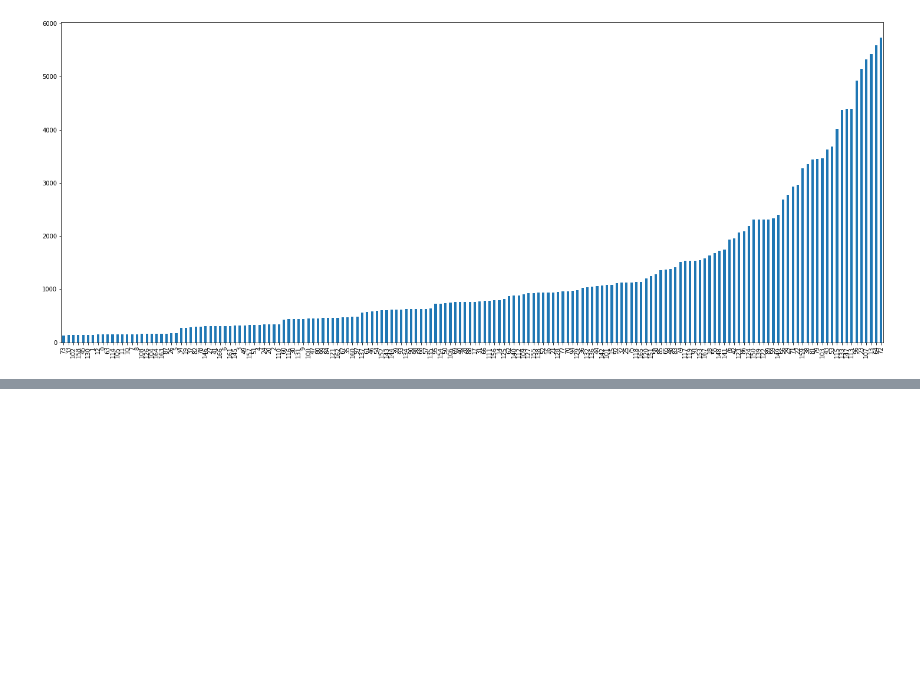
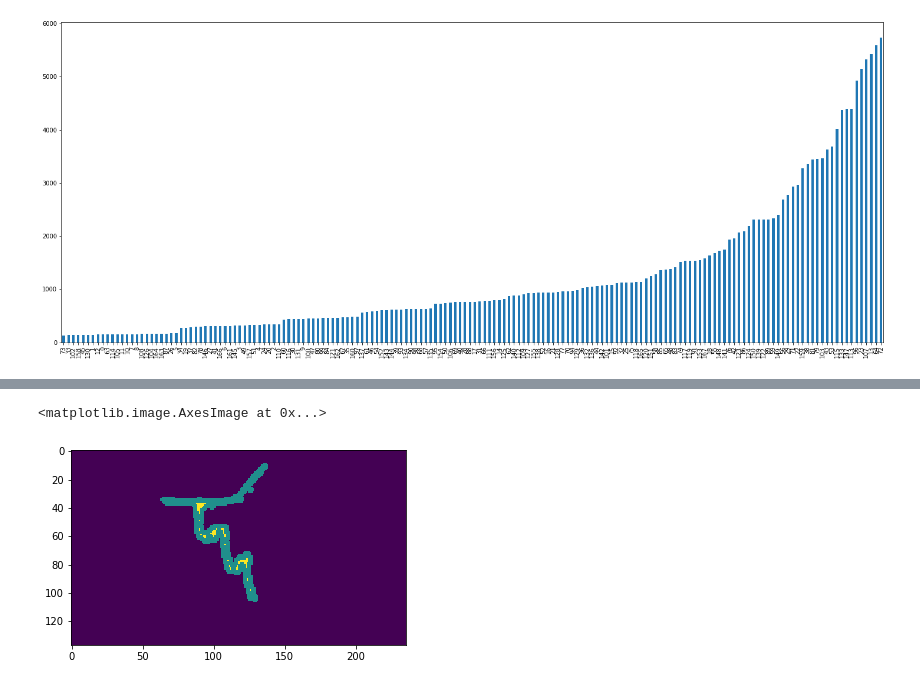
Before and after one commit to mqcmd196/KKB-kaggle, a Jupyter notebook: bengaliai-cv19/notebooks/data_analysis.ipynb, the cells around one changed output, grey strips where cells are left out. Cells and saved outputs as stored; diff of their text form; code cells hidden in the pictures; blank space fills up the shorter version.

```diff
--- a/bengaliai-cv19/notebooks/data_analysis.ipynb
+++ b/bengaliai-cv19/notebooks/data_analysis.ipynb
@@ -147,0 +214,6 @@ root_df.sort_values(by=['count'])['count'].plot(kind='bar', figsize=(25,10))
+# %%
+thresh_copy = copy.deepcopy(thresh)
+plt.imshow(cv2.drawContours(thresh_copy, contours, -1, 127, 2))
+# %% [output]
+<matplotlib.image.AxesImage at 0x...>
+[figure, added]
```
Also changed, not shown: parts of 18 cells of this notebook.
